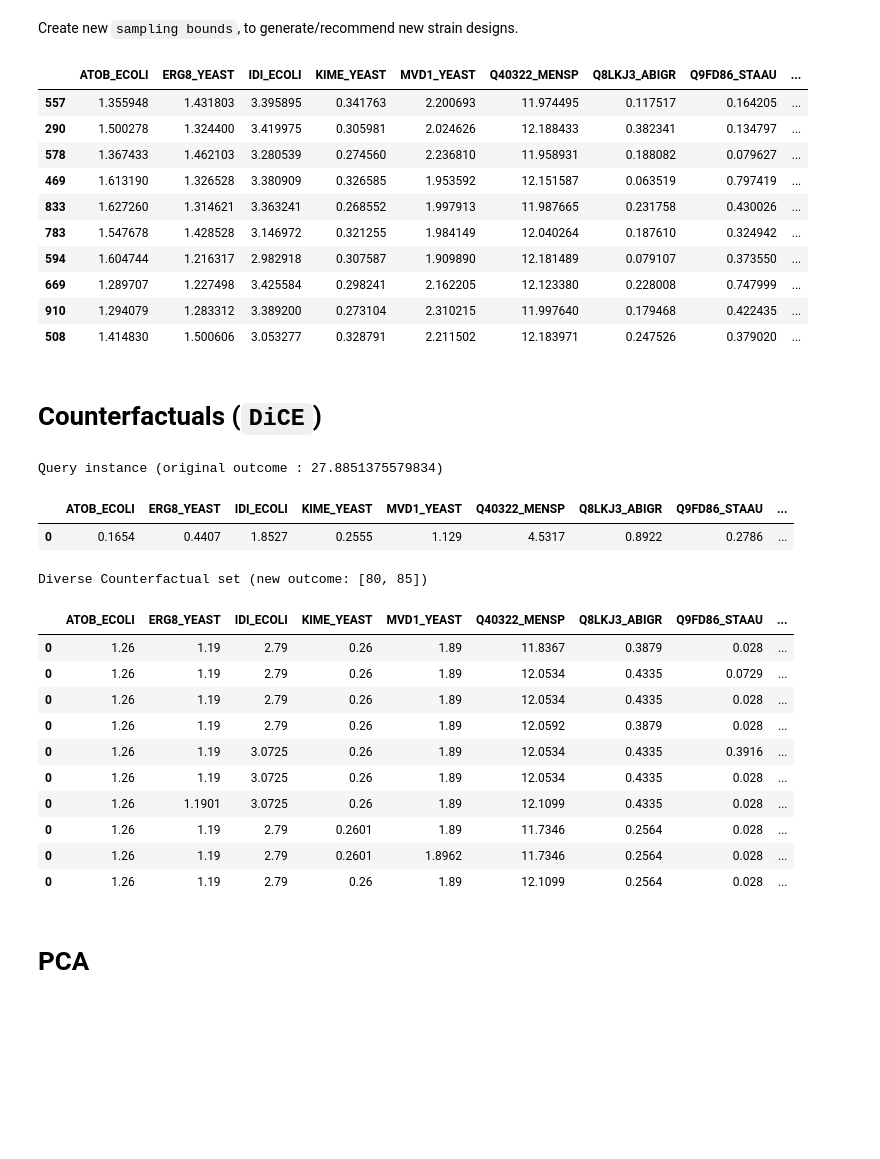
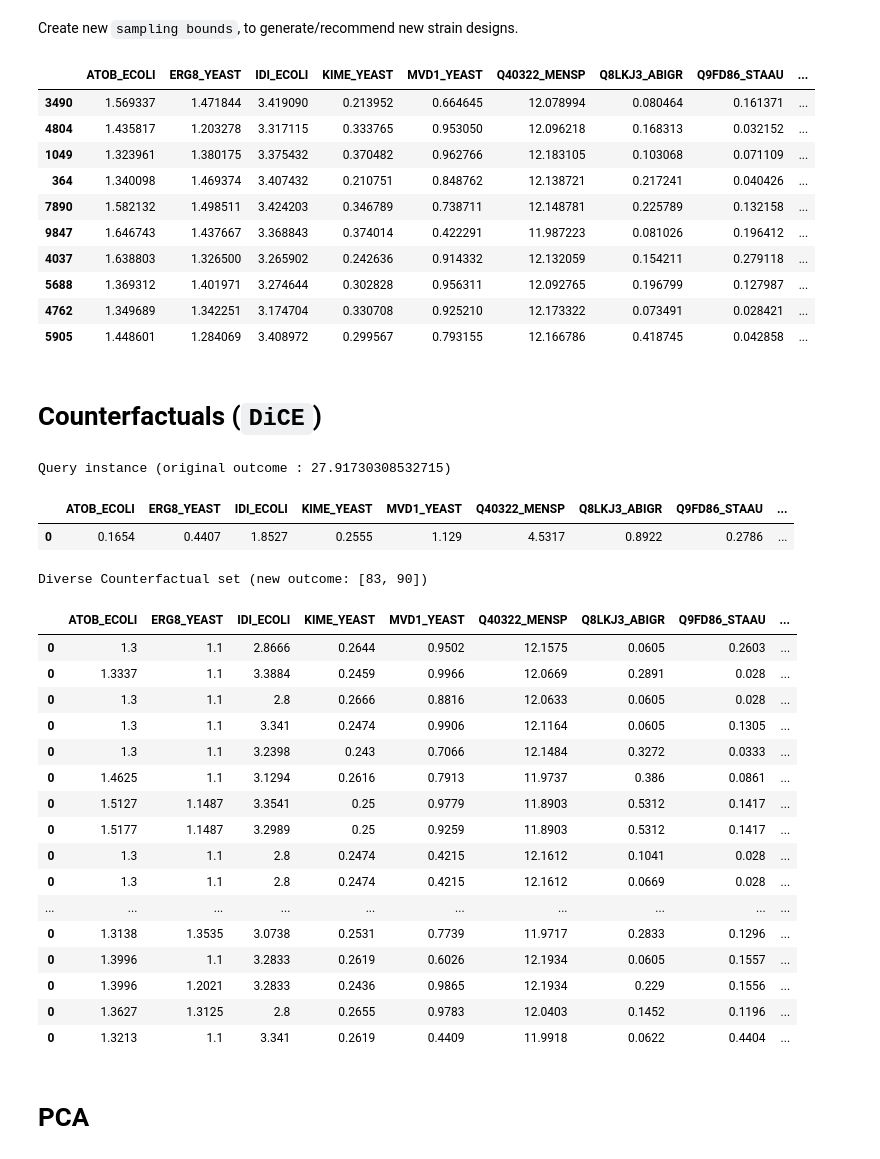
Before and after one commit to costasmexis/straindesignXAI, a Jupyter notebook: notebooks/Limonene_manual.ipynb, the cells around one changed output. Cells and saved outputs as stored; diff of their text form; code cells hidden in the pictures; blank space fills up the shorter version.

```diff
--- a/notebooks/Limonene_manual.ipynb
+++ b/notebooks/Limonene_manual.ipynb
@@ -310,38 +310,38 @@ Create new `sampling bounds`, to generate/recommend new strain designs.
 # %%
 sampling_bounds = pd.DataFrame(columns=bounds.columns, index=bounds.index)
 
-sampling_bounds["Q40322_MENSP"].loc["min"] = 9.79
+sampling_bounds["Q40322_MENSP"].loc["min"] = 10
 sampling_bounds["Q40322_MENSP"].loc["max"] = bounds["Q40322_MENSP"].loc["max"]
 
-sampling_bounds["ATOB_ECOLI"].loc["min"] = 1.26 # bounds["ATOB_ECOLI"].loc["min"]
+sampling_bounds["ATOB_ECOLI"].loc["min"] = 1.30 # bounds["ATOB_ECOLI"].loc["min"]
 sampling_bounds["ATOB_ECOLI"].loc["max"] = bounds["ATOB_ECOLI"].loc["max"]
 
 sampling_bounds["Q9FD87_STAAU"].loc["min"] = bounds["Q9FD87_STAAU"].loc["min"]
-sampling_bounds["Q9FD87_STAAU"].loc["max"] = 1.04
+sampling_bounds["Q9FD87_STAAU"].loc["max"] = 1.40
 
 sampling_bounds["Q8LKJ3_ABIGR"].loc["min"] = bounds["Q8LKJ3_ABIGR"].loc["min"]
-sampling_bounds["Q8LKJ3_ABIGR"].loc["max"] = 1.16
+sampling_bounds["Q8LKJ3_ABIGR"].loc["max"] = 1.20
 
 sampling_bounds["Q9FD86_STAAU"].loc["min"] = bounds["Q9FD86_STAAU"].loc["min"]
-sampling_bounds["Q9FD86_STAAU"].loc["max"] = 1.40
+sampling_bounds["Q9FD86_STAAU"].loc["max"] = 1.10
 
-sampling_bounds["MVD1_YEAST"].loc["min"] = 1.89
-sampling_bounds["MVD1_YEAST"].loc["max"] = bounds["MVD1_YEAST"].loc["max"]
+sampling_bounds["MVD1_YEAST"].loc["min"] = bounds["MVD1_YEAST"].loc["min"]
+sampling_bounds["MVD1_YEAST"].loc["max"] = 1
 
-sampling_bounds["ERG8_YEAST"].loc["min"] = 1.19
+sampling_bounds["ERG8_YEAST"].loc["min"] = 1.10
 sampling_bounds["ERG8_YEAST"].loc["max"] = bounds["ERG8_YEAST"].loc["max"]
 
-sampling_bounds["KIME_YEAST"].loc["min"] = 0.26
-sampling_bounds["KIME_YEAST"].loc["max"] = 0.35 # bounds["KIME_YEAST"].loc["max"]
+sampling_bounds["KIME_YEAST"].loc["min"] = 0.20
+sampling_bounds["KIME_YEAST"].loc["max"] = 0.40 # bounds["KIME_YEAST"].loc["max"]
 
-sampling_bounds["IDI_ECOLI"].loc["min"] = 2.79
+sampling_bounds["IDI_ECOLI"].loc["min"] = 2.80
 sampling_bounds["IDI_ECOLI"].loc["max"] = bounds["IDI_ECOLI"].loc["max"]
 
 # Draw samples fiven the above bounds
 from scipy.stats import qmc
 
 sampler = qmc.LatinHypercube(d=len(INPUT_VARS))
-sample = sampler.random(1000)
+sample = sampler.random(10000)
 LB = sampling_bounds.T["min"].values.tolist()
 UB = sampling_bounds.T["max"].values.tolist()
 
@@ -352,63 +352,69 @@ sample_df.sort_values("pred", ascending=False, inplace=True)
 sample_df.head(10)
 # %% [output]
 |  | ATOB_ECOLI | ERG8_YEAST | IDI_ECOLI | KIME_YEAST | MVD1_YEAST | Q40322_MENSP | Q8LKJ3_ABIGR | Q9FD86_STAAU | ... |
-| 557 | 1.355948 | 1.431803 | 3.395895 | 0.341763 | 2.200693 | 11.974495 | 0.117517 | 0.164205 | ... |
-| 290 | 1.500278 | 1.324400 | 3.419975 | 0.305981 | 2.024626 | 12.188433 | 0.382341 | 0.134797 | ... |
-| 578 | 1.367433 | 1.462103 | 3.280539 | 0.274560 | 2.236810 | 11.958931 | 0.188082 | 0.079627 | ... |
-| 469 | 1.613190 | 1.326528 | 3.380909 | 0.326585 | 1.953592 | 12.151587 | 0.063519 | 0.797419 | ... |
-| 833 | 1.627260 | 1.314621 | 3.363241 | 0.268552 | 1.997913 | 11.987665 | 0.231758 | 0.430026 | ... |
-| 783 | 1.547678 | 1.428528 | 3.146972 | 0.321255 | 1.984149 | 12.040264 | 0.187610 | 0.324942 | ... |
-| 594 | 1.604744 | 1.216317 | 2.982918 | 0.307587 | 1.909890 | 12.181489 | 0.079107 | 0.373550 | ... |
-| 669 | 1.289707 | 1.227498 | 3.425584 | 0.298241 | 2.162205 | 12.123380 | 0.228008 | 0.747999 | ... |
-| 910 | 1.294079 | 1.283312 | 3.389200 | 0.273104 | 2.310215 | 11.997640 | 0.179468 | 0.422435 | ... |
-| 508 | 1.414830 | 1.500606 | 3.053277 | 0.328791 | 2.211502 | 12.183971 | 0.247526 | 0.379020 | ... |
+| 3490 | 1.569337 | 1.471844 | 3.419090 | 0.213952 | 0.664645 | 12.078994 | 0.080464 | 0.161371 | ... |
+| 4804 | 1.435817 | 1.203278 | 3.317115 | 0.333765 | 0.953050 | 12.096218 | 0.168313 | 0.032152 | ... |
+| 1049 | 1.323961 | 1.380175 | 3.375432 | 0.370482 | 0.962766 | 12.183105 | 0.103068 | 0.071109 | ... |
+| 364 | 1.340098 | 1.469374 | 3.407432 | 0.210751 | 0.848762 | 12.138721 | 0.217241 | 0.040426 | ... |
+| 7890 | 1.582132 | 1.498511 | 3.424203 | 0.346789 | 0.738711 | 12.148781 | 0.225789 | 0.132158 | ... |
+| 9847 | 1.646743 | 1.437667 | 3.368843 | 0.374014 | 0.422291 | 11.987223 | 0.081026 | 0.196412 | ... |
+| 4037 | 1.638803 | 1.326500 | 3.265902 | 0.242636 | 0.914332 | 12.132059 | 0.154211 | 0.279118 | ... |
+| 5688 | 1.369312 | 1.401971 | 3.274644 | 0.302828 | 0.956311 | 12.092765 | 0.196799 | 0.127987 | ... |
+| 4762 | 1.349689 | 1.342251 | 3.174704 | 0.330708 | 0.925210 | 12.173322 | 0.073491 | 0.028421 | ... |
+| 5905 | 1.448601 | 1.284069 | 3.408972 | 0.299567 | 0.793155 | 12.166786 | 0.418745 | 0.042858 | ... |
 # %% [markdown]
 # Counterfactuals (`DiCE`)
 # %%
 import dice_ml
 from dice_ml.utils import helpers
 
 sorted_idx = df_A.sort_values("Limonene", ascending=False).index
 X_train = X_train.loc[sorted_idx]
 
 def bounds_to_dict(bounds: pd.DataFrame):
     bounds_dict = bounds.to_dict()
     bounds_dict = {k: [v["min"], v["max"]] for k, v in bounds_dict.items()}
     return bounds_dict
 
 
 query_instances = X_train[0:1]
 
 d = dice_ml.Data(
     dataframe=df_A, continuous_features=INPUT_VARS, outcome_name=RESPONSE_VARS[0]
 )
-m = dice_ml.Model(model=final_model, backend="sklearn", model_type="regressor")
+m = dice_ml.Model(model=final_model, backend="sklearn",model_type="regressor")
 exp = dice_ml.Dice(d, m, method="genetic")
 e1 = exp.generate_counterfactuals(
     query_instances,
-    total_CFs=10,
-    desired_range=[80, 85],
+    total_CFs=20,
+    desired_range=[83, 90],
     permitted_range=bounds_to_dict(sampling_bounds),
 )
 
 cf_df = e1.cf_examples_list[0].final_cfs_df
 e1.visualize_as_dataframe(show_only_changes=True)
 # %% [output]
-Query instance (original outcome : 27.8851375579834)
+Query instance (original outcome : 27.91730308532715)
 |  | ATOB_ECOLI | ERG8_YEAST | IDI_ECOLI | KIME_YEAST | MVD1_YEAST | Q40322_MENSP | Q8LKJ3_ABIGR | Q9FD86_STAAU | ... |
 | 0 | 0.1654 | 0.4407 | 1.8527 | 0.2555 | 1.129 | 4.5317 | 0.8922 | 0.2786 | ... |
-Diverse Counterfactual set (new outcome: [80, 85])
+Diverse Counterfactual set (new outcome: [83, 90])
 |  | ATOB_ECOLI | ERG8_YEAST | IDI_ECOLI | KIME_YEAST | MVD1_YEAST | Q40322_MENSP | Q8LKJ3_ABIGR | Q9FD86_STAAU | ... |
-| 0 | 1.26 | 1.19 | 2.79 | 0.26 | 1.89 | 11.8367 | 0.3879 | 0.028 | ... |
-| 0 | 1.26 | 1.19 | 2.79 | 0.26 | 1.89 | 12.0534 | 0.4335 | 0.0729 | ... |
-| 0 | 1.26 | 1.19 | 2.79 | 0.26 | 1.89 | 12.0534 | 0.4335 | 0.028 | ... |
-| 0 | 1.26 | 1.19 | 2.79 | 0.26 | 1.89 | 12.0592 | 0.3879 | 0.028 | ... |
-| 0 | 1.26 | 1.19 | 3.0725 | 0.26 | 1.89 | 12.0534 | 0.4335 | 0.3916 | ... |
-| 0 | 1.26 | 1.19 | 3.0725 | 0.26 | 1.89 | 12.0534 | 0.4335 | 0.028 | ... |
-| 0 | 1.26 | 1.1901 | 3.0725 | 0.26 | 1.89 | 12.1099 | 0.4335 | 0.028 | ... |
-| 0 | 1.26 | 1.19 | 2.79 | 0.2601 | 1.89 | 11.7346 | 0.2564 | 0.028 | ... |
-| 0 | 1.26 | 1.19 | 2.79 | 0.2601 | 1.8962 | 11.7346 | 0.2564 | 0.028 | ... |
-| 0 | 1.26 | 1.19 | 2.79 | 0.26 | 1.89 | 12.1099 | 0.2564 | 0.028 | ... |
+| 0 | 1.3 | 1.1 | 2.8666 | 0.2644 | 0.9502 | 12.1575 | 0.0605 | 0.2603 | ... |
+| 0 | 1.3337 | 1.1 | 3.3884 | 0.2459 | 0.9966 | 12.0669 | 0.2891 | 0.028 | ... |
+| 0 | 1.3 | 1.1 | 2.8 | 0.2666 | 0.8816 | 12.0633 | 0.0605 | 0.028 | ... |
+| 0 | 1.3 | 1.1 | 3.341 | 0.2474 | 0.9906 | 12.1164 | 0.0605 | 0.1305 | ... |
+| 0 | 1.3 | 1.1 | 3.2398 | 0.243 | 0.7066 | 12.1484 | 0.3272 | 0.0333 | ... |
+| 0 | 1.4625 | 1.1 | 3.1294 | 0.2616 | 0.7913 | 11.9737 | 0.386 | 0.0861 | ... |
+| 0 | 1.5127 | 1.1487 | 3.3541 | 0.25 | 0.9779 | 11.8903 | 0.5312 | 0.1417 | ... |
+| 0 | 1.5177 | 1.1487 | 3.2989 | 0.25 | 0.9259 | 11.8903 | 0.5312 | 0.1417 | ... |
+| 0 | 1.3 | 1.1 | 2.8 | 0.2474 | 0.4215 | 12.1612 | 0.1041 | 0.028 | ... |
+| 0 | 1.3 | 1.1 | 2.8 | 0.2474 | 0.4215 | 12.1612 | 0.0669 | 0.028 | ... |
+| ... | ... | ... | ... | ... | ... | ... | ... | ... | ... |
+| 0 | 1.3138 | 1.3535 | 3.0738 | 0.2531 | 0.7739 | 11.9717 | 0.2833 | 0.1296 | ... |
+| 0 | 1.3996 | 1.1 | 3.2833 | 0.2619 | 0.6026 | 12.1934 | 0.0605 | 0.1557 | ... |
+| 0 | 1.3996 | 1.2021 | 3.2833 | 0.2436 | 0.9865 | 12.1934 | 0.229 | 0.1556 | ... |
+| 0 | 1.3627 | 1.3125 | 2.8 | 0.2655 | 0.9783 | 12.0403 | 0.1452 | 0.1196 | ... |
+| 0 | 1.3213 | 1.1 | 3.341 | 0.2619 | 0.4409 | 11.9918 | 0.0622 | 0.4404 | ... |
 # %% [markdown]
 # PCA
 # %%
```
Also changed, not shown: parts of 10 cells of this notebook, 14 other files.
